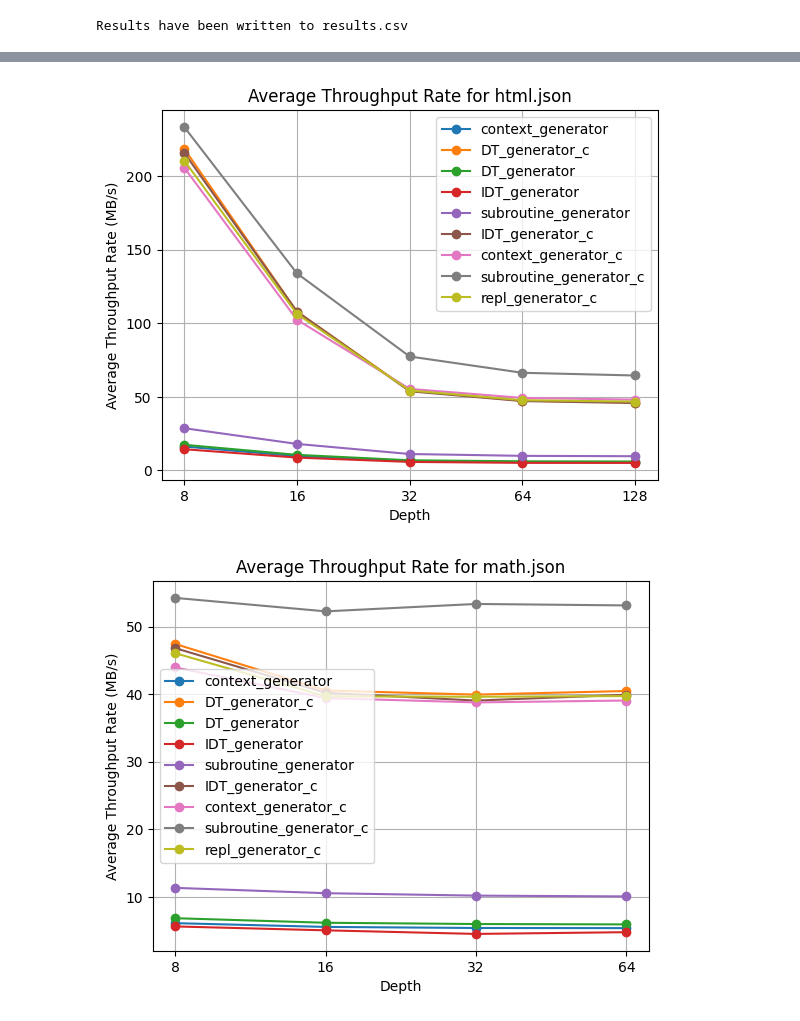
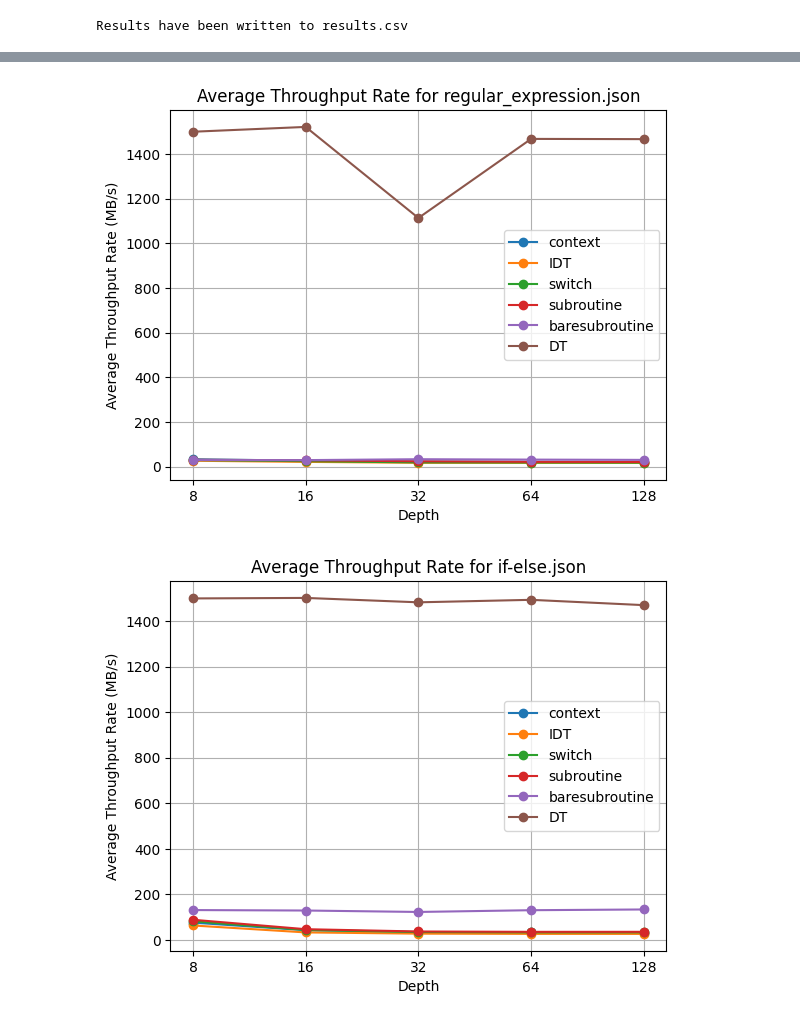
Before and after one commit to YXLZJ/fastfuzzingVM, a Jupyter notebook: benchmark.ipynb, the cells around one changed output, grey strips where cells are left out. Saved outputs shown, nothing was run; the diff lists cells and outputs as text; code cells hidden in the pictures.

```diff
--- a/benchmark.ipynb
+++ b/benchmark.ipynb
@@ -175,7 +175,7 @@ print("Results have been written to results.csv")
 # %% [output]
 Results have been written to results.csv
 # %%
-csv_filename = 'results.csv'
+csv_filename = 'results2.csv'
 
 results = {}
 
@@ -221,2 +221,2 @@ for file_name in {file_name for program_data in results.values() for file_name i
-[figure, old version]
+[figure, new version]
-[figure, old version]
+[figure, new version]
```
Also changed, not shown: parts of 1 cell of this notebook, 23 other files.
